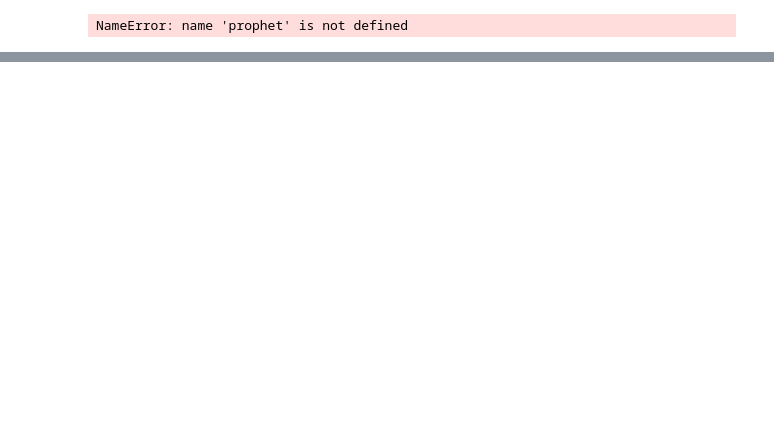
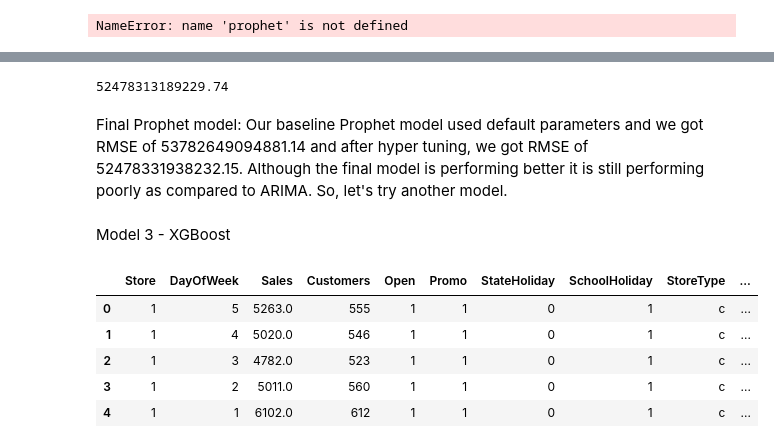
Before and after one commit to ireneyang0000/Machine_Learning, a Jupyter notebook: Kaggle_Rossmann_Store_Sales_Forecasting/Kaggle_Rossmann_Store_Sales_Forecasting.ipynb, the cells around one changed output, grey strips where cells are left out. Drawn from its saved outputs; the diff is of its cells as text; code cells hidden in the pictures; blank space fills up the shorter version.

```diff
--- a/Kaggle_Rossmann_Store_Sales_Forecasting/Kaggle_Rossmann_Store_Sales_Forecasting.ipynb
+++ b/Kaggle_Rossmann_Store_Sales_Forecasting/Kaggle_Rossmann_Store_Sales_Forecasting.ipynb
@@ -589,0 +690,25 @@ NameError: name 'prophet' is not defined
+# %%
+# Checking the RMSE of Prophet model
+metric_prophet_2 = forecast_2.set_index('ds')[['yhat']].join(ts_week_prophet_train.set_index('ds').y).reset_index()
+metric_prophet_2.dropna(inplace=True)
+rms_prophet_2 = mean_squared_error(metric_prophet_2.y, metric_prophet_2.yhat)
+rms_prophet_2
+# %% [output]
+52478313189229.74
+# %% [markdown]
+
+Final Prophet model:
+Our baseline Prophet model used default parameters and we got RMSE of 53782649094881.14 and after hyper tuning, we got RMSE of 52478331938232.15. Although the final model is performing better it is still performing poorly as compared to ARIMA. So, let's try another model.
+# %% [markdown]
+Model 3 - XGBoost
+# %%
+# Joining the tables
+train_store_joined = pd.merge(train, store, on='Store', how='inner')
+train_store_joined.head()
+# %% [output]
+|  | Store | DayOfWeek | Sales | Customers | Open | Promo | StateHoliday | SchoolHoliday | StoreType | ... |
+| 0 | 1 | 5 | 5263.0 | 555 | 1 | 1 | 0 | 1 | c | ... |
+| 1 | 1 | 4 | 5020.0 | 546 | 1 | 1 | 0 | 1 | c | ... |
+| 2 | 1 | 3 | 4782.0 | 523 | 1 | 1 | 0 | 1 | c | ... |
+| 3 | 1 | 2 | 5011.0 | 560 | 1 | 1 | 0 | 1 | c | ... |
+| 4 | 1 | 1 | 6102.0 | 612 | 1 | 1 | 0 | 1 | c | ... |
```
Also changed, not shown: parts of 26 cells of this notebook.
